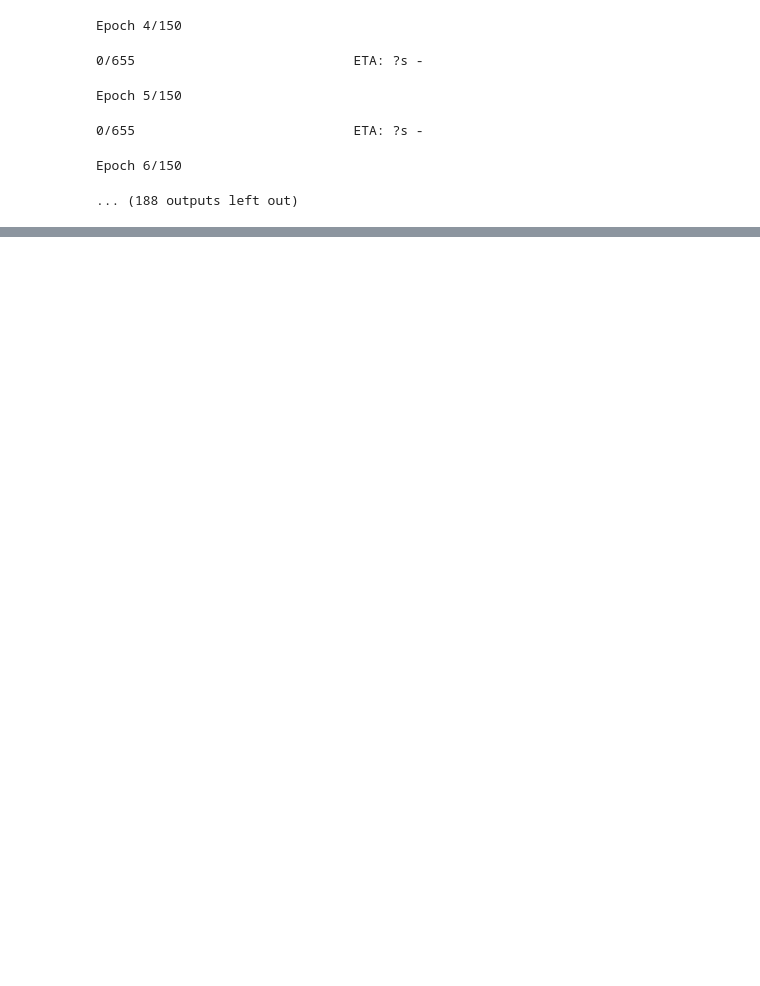
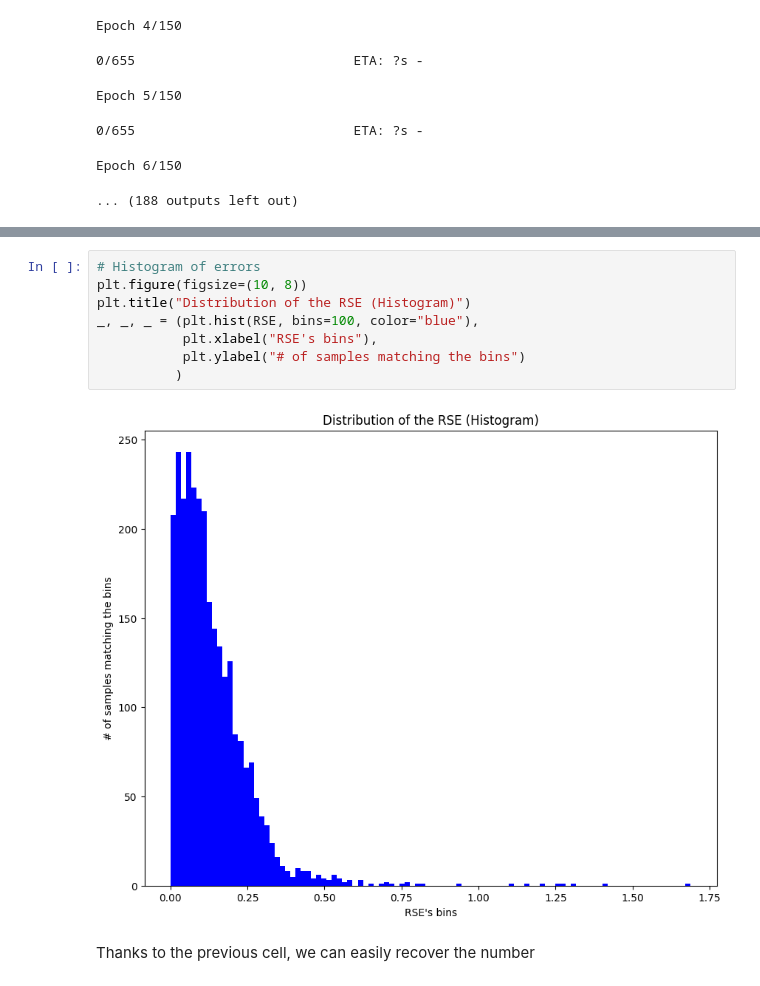
Before and after one commit to lcsrodriguez/dl-practicals, a Jupyter notebook: p2/p2.ipynb, the cells around one changed output, grey strips where cells are left out. Saved outputs shown, nothing was run; the diff lists cells and outputs as text; blank space fills up the shorter version.

```diff
--- a/p2/p2.ipynb
+++ b/p2/p2.ipynb
@@ -883,0 +855,12 @@ plt.savefig("img/out.svg", dpi=600)
+# %%
+# Histogram of errors
+plt.figure(figsize=(10, 8))
+plt.title("Distribution of the RSE (Histogram)")
+_, _, _ = (plt.hist(RSE, bins=100, color="blue"),
+           plt.xlabel("RSE's bins"),
+           plt.ylabel("# of samples matching the bins")
+          )
+# %% [output]
+[figure, added]
+# %% [markdown]
+Thanks to the previous cell, we can easily recover the number
```
Also changed, not shown: parts of 36 cells of this notebook, 2 other files.
